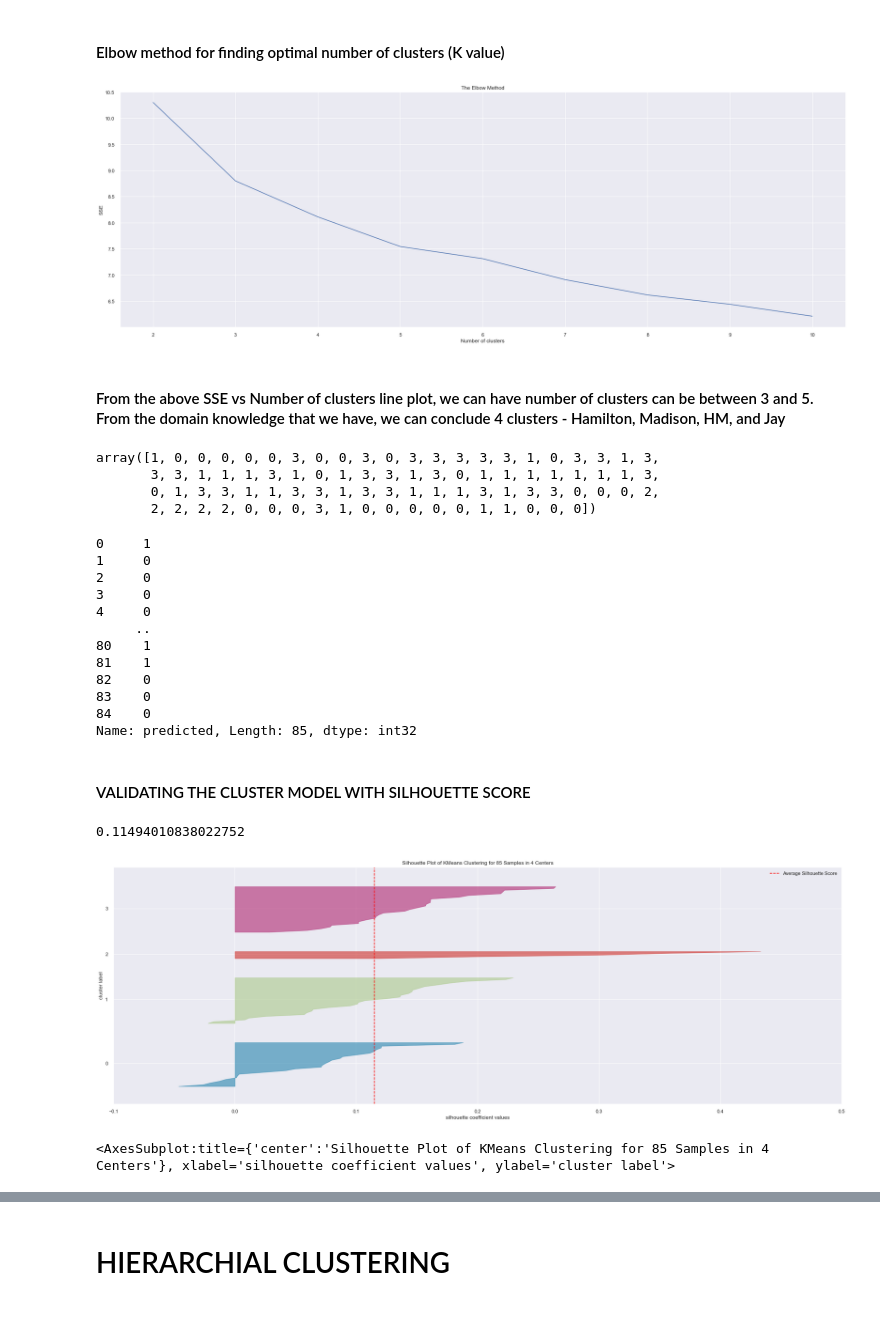
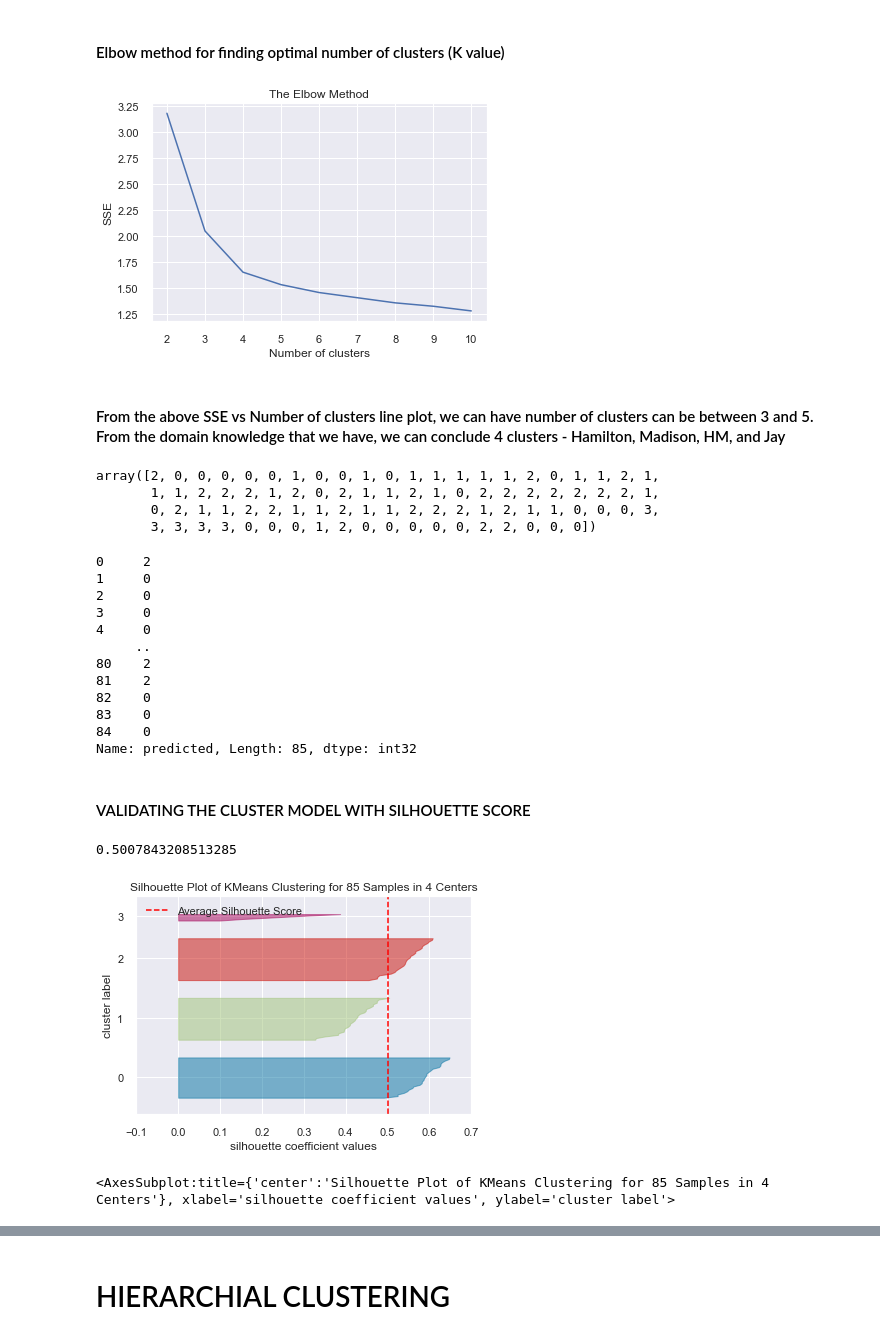
Before and after one commit to chaithrakc/syr_ads_machine_learning, a Jupyter notebook: week04clustering/hw04/Chaithra-HW04-CLUSTERING.ipynb, the cells around one changed output, grey strips where cells are left out. Drawn from its saved outputs; the diff is of its cells as text; code cells hidden in the pictures.

```diff
--- a/week04clustering/hw04/Chaithra-HW04-CLUSTERING.ipynb
+++ b/week04clustering/hw04/Chaithra-HW04-CLUSTERING.ipynb
@@ -140,3 +141,6 @@ sns.heatmap(federalist_papers[federalist_papers['author']=='Jay'].iloc[:,2:])
 #### It is very difficult to find any pattern observed in the above heatmaps.
 # %% [markdown]
 # K MEANS CLUSTERING
+# %%
+normalized_data = preprocessing.normalize(federalist_papers.iloc[:,2:].values)
+normalized_data[:10]
@@ -161,7 +183,7 @@ array([[0.28 , 0.052, 0.009, ..., 0.087, 0.192, 0.   ],
 SSE_cluster = []
 for i in range(2,11): # choosing 10 clusters
     kmeans = KMeans(n_clusters=i,init='k-means++',random_state=0)
-    kmeans.fit(paper_arr) # Compute k-means clustering
+    kmeans.fit(normalized_data) # Compute k-means clustering
     SSE_cluster.append(kmeans.inertia_)
 # %%
 plt.plot(range(2,11),SSE_cluster) # plotting numbers of clusers vs SSE
@@ -170,31 +192,31 @@ plt.xlabel('Number of clusters')
 plt.ylabel('SSE')
 plt.show()
 # %% [output]
-[figure, old version]
+[figure, new version]
 # %% [markdown]
 #### From the above SSE vs Number of clusters line plot, we can have number of clusters can be between 3 and 5. From the domain knowledge that we have, we can conclude 4 clusters - Hamilton, Madison, HM, and Jay
 # %%
 # Fitting K means to the dataset
 kmeans = KMeans(n_clusters=4,init='k-means++',random_state=0)
-y_kmeans = kmeans.fit_predict(paper_arr) # Compute cluster centers and predict cluster index for each sample
+y_kmeans = kmeans.fit_predict(normalized_data) # Compute cluster centers and predict cluster index for each sample
 y_kmeans # contains index of the cluster each sample belongs to
 # %% [output]
-array([1, 0, 0, 0, 0, 0, 3, 0, 0, 3, 0, 3, 3, 3, 3, 3, 1, 0, 3, 3, 1, 3,
-       3, 3, 1, 1, 1, 3, 1, 0, 1, 3, 3, 1, 3, 0, 1, 1, 1, 1, 1, 1, 1, 3,
-       0, 1, 3, 3, 1, 1, 3, 3, 1, 3, 3, 1, 1, 1, 3, 1, 3, 3, 0, 0, 0, 2,
-       2, 2, 2, 2, 0, 0, 0, 3, 1, 0, 0, 0, 0, 0, 1, 1, 0, 0, 0])
+array([2, 0, 0, 0, 0, 0, 1, 0, 0, 1, 0, 1, 1, 1, 1, 1, 2, 0, 1, 1, 2, 1,
+       1, 1, 2, 2, 2, 1, 2, 0, 2, 1, 1, 2, 1, 0, 2, 2, 2, 2, 2, 2, 2, 1,
+       0, 2, 1, 1, 2, 2, 1, 1, 2, 1, 1, 2, 2, 2, 1, 2, 1, 1, 0, 0, 0, 3,
+       3, 3, 3, 3, 0, 0, 0, 1, 2, 0, 0, 0, 0, 0, 2, 2, 0, 0, 0])
 # %%
 federalist_papers['predicted'] = y_kmeans
 federalist_papers['predicted']
 # %% [output]
-0     1
+0     2
 1     0
 2     0
 3     0
 4     0
      ..
-80    1
-81    1
+80    2
+81    2
 82    0
 83    0
 84    0
@@ -202,21 +224,21 @@ Name: predicted, Length: 85, dtype: int32
 # %% [markdown]
 #### VALIDATING THE CLUSTER MODEL WITH SILHOUETTE SCORE
 # %%
-score = silhouette_score(paper_arr, y_kmeans)
+score = silhouette_score(normalized_data, y_kmeans)
 score # 0.11 is still a good score because score is not negative.
 # %% [output]
-0.11494010838022752
+0.5007843208513285
 # %%
 #Using Silhouette Plot
 visualizer = SilhouetteVisualizer(kmeans,colors =  'yellowbrick')
 
 #Fit the data to the visualizer
-visualizer.fit(paper_arr)
+visualizer.fit(normalized_data)
 
 #Render the figure
 visualizer.show()
 # %% [output]
-[figure, old version]
+[figure, new version]
 <AxesSubplot:title={'center':'Silhouette Plot of KMeans Clustering for 85 Samples in 4 Centers'}, xlabel='silhouette coefficient values', ylabel='cluster label'>
 # %%
 # confusion matrix
```
Also changed, not shown: parts of 4 cells of this notebook, 4 other files.
